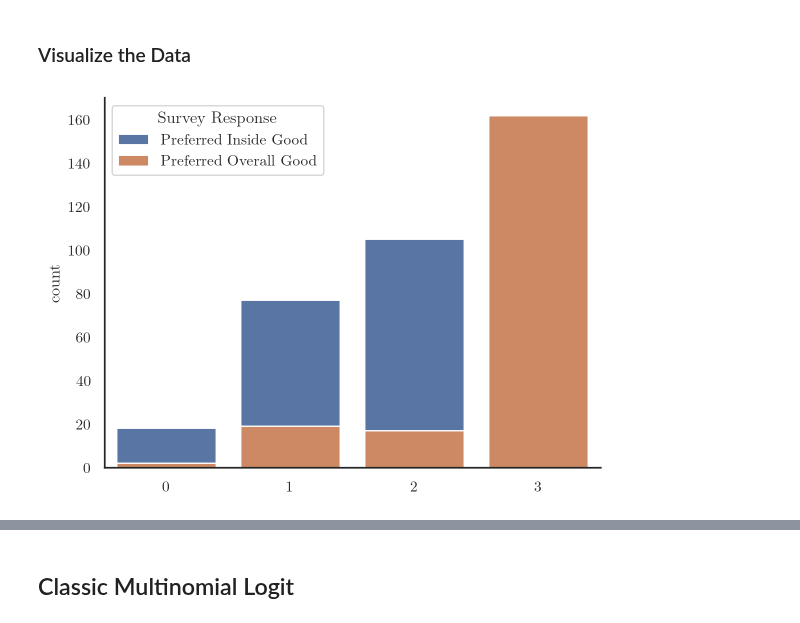
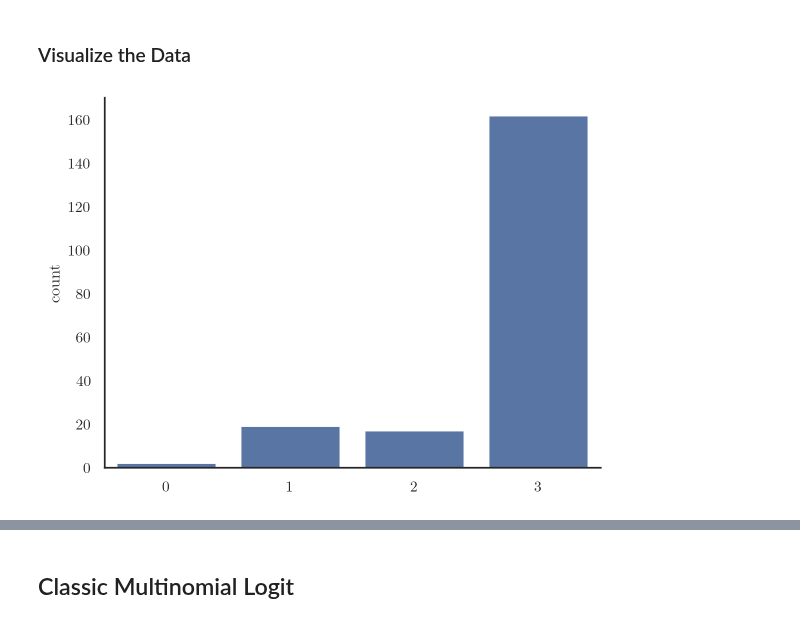
Before and after one commit to dyavorsky/likert_dualresponse, a Jupyter notebook: notebooks/likert_dualresponse.ipynb, the cells around one changed output, grey strips where cells are left out. Saved outputs shown, nothing was run; the diff lists cells and outputs as text; code cells hidden in the pictures.

Commit message:
split between data-generating-processes and observables

```diff
--- a/notebooks/likert_dualresponse.ipynb
+++ b/notebooks/likert_dualresponse.ipynb
@@ -193,12 +230,14 @@ data = make_data(params)
 # ).to_csv("/Users/gzheng/Desktop/data.csv", index=False)
 # %% [markdown]
 # Representative Consumer Preferences
+# %%
+data = generate_observables["basic_conjoint"](dgps["homogeneous"])
 # %% [markdown]
 ### Visualize the Data
 # %%
-sns.countplot(x=data["dgp0"]["jstar"])
-sns.countplot(x=data["dgp0"]["kstar"])
-plt.legend(title="Survey Response", labels=["Preferred Inside Good", "Preferred Overall Good"])
+# sns.countplot(x=data["jstar"])
+sns.countplot(x=data["kstar"])
+# plt.legend(title="Survey Response", labels=["Preferred Inside Good", "Preferred Overall Good"])
 plt.show()
 # %% [output]
-[figure, old version]
+[figure, new version]
```
Also changed, not shown: parts of 24 cells of this notebook.
